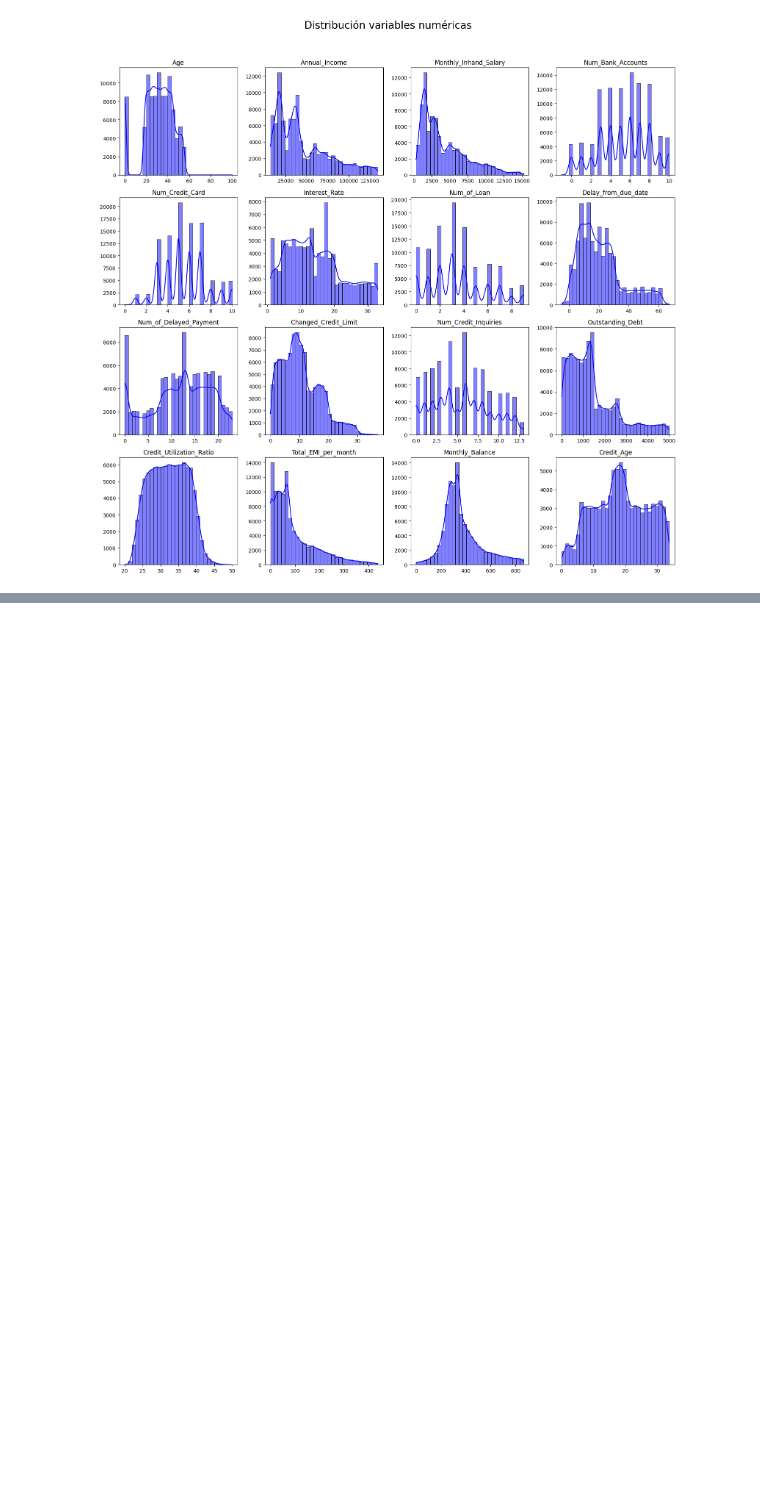
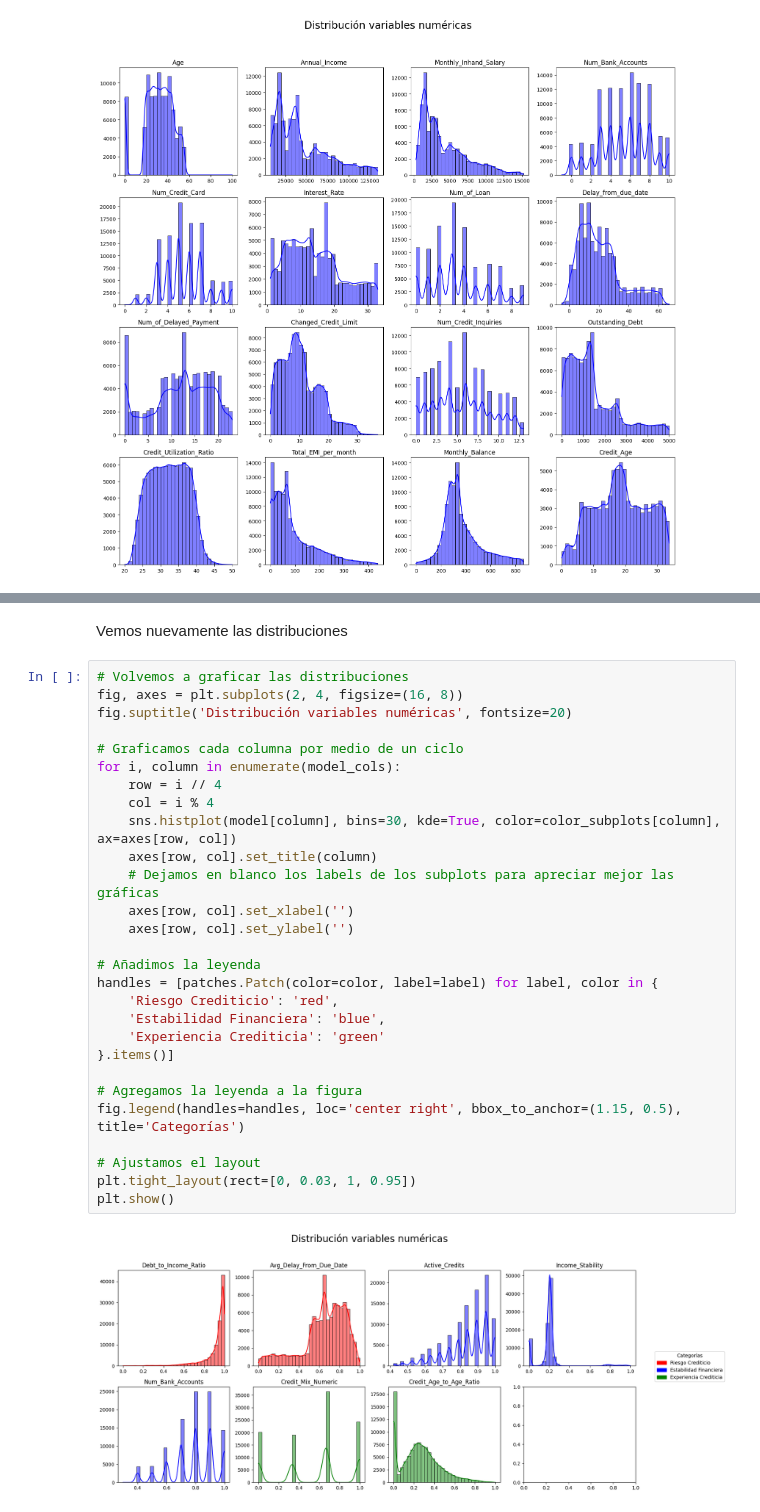
Before and after one commit to PauloVilla/Modelo_Credito_01, a Jupyter notebook: Modelo de credito.ipynb, the cells around one changed output, grey strips where cells are left out. Drawn from its saved outputs; the diff is of its cells as text; blank space fills up the shorter version.

```diff
--- a/Modelo de credito.ipynb
+++ b/Modelo de credito.ipynb
@@ -366,0 +489,32 @@ data[["Outstanding_Debt", "Annual_Income", "Changed_Credit_Limit", "Delay_from_d
+# %% [markdown]
+Vemos nuevamente las distribuciones
+# %%
+# Volvemos a graficar las distribuciones
+fig, axes = plt.subplots(2, 4, figsize=(16, 8))
+fig.suptitle('Distribución variables numéricas', fontsize=20)
+
+# Graficamos cada columna por medio de un ciclo
+for i, column in enumerate(model_cols):
+    row = i // 4
+    col = i % 4
+    sns.histplot(model[column], bins=30, kde=True, color=color_subplots[column], ax=axes[row, col])
+    axes[row, col].set_title(column)
+    # Dejamos en blanco los labels de los subplots para apreciar mejor las gráficas
+    axes[row, col].set_xlabel('')
+    axes[row, col].set_ylabel('')
+
+# Añadimos la leyenda
+handles = [patches.Patch(color=color, label=label) for label, color in {
+    'Riesgo Crediticio': 'red',
+    'Estabilidad Financiera': 'blue',
+    'Experiencia Crediticia': 'green'
+}.items()]
+
+# Agregamos la leyenda a la figura
+fig.legend(handles=handles, loc='center right', bbox_to_anchor=(1.15, 0.5), title='Categorías')
+
+# Ajustamos el layout
+plt.tight_layout(rect=[0, 0.03, 1, 0.95])
+plt.show()
+# %% [output]
+[figure, added]
```
Also changed, not shown: parts of 19 cells of this notebook.
